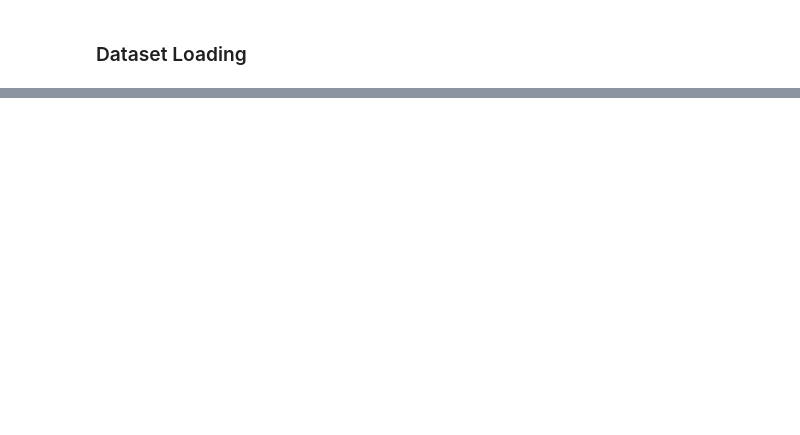
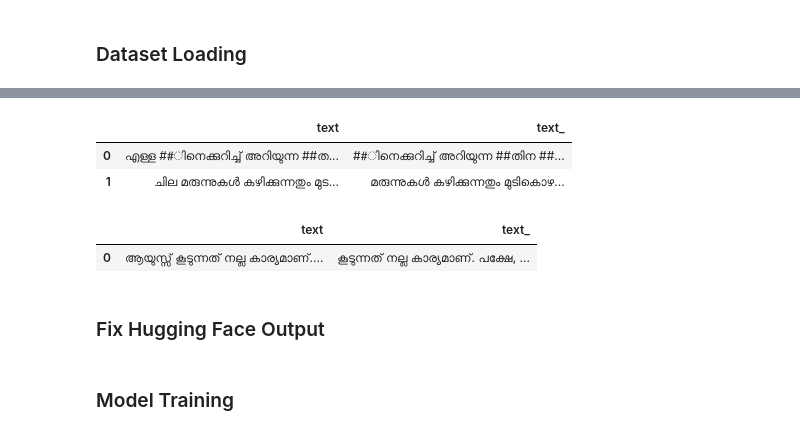
Before and after one commit to lkarjun/malayalam-language-model, a Jupyter notebook: Malayalam-Language-Model/malayalam-language-model.ipynb, the cells around one changed output, grey strips where cells are left out. Drawn from its saved outputs; the diff is of its cells as text; code cells hidden in the pictures; blank space fills up the shorter version.

```diff
--- a/Malayalam-Language-Model/malayalam-language-model.ipynb
+++ b/Malayalam-Language-Model/malayalam-language-model.ipynb
@@ -45,0 +104,4 @@ del articles, magazines, wikitexts
+# %%
+splits = RandomSplitter(valid_pct=.1, seed=7)(df['content'])
+# %%
+Mltokenizer = MalayalamTokenizer(tokenizer)
@@ -45,0 +120,13 @@ del articles, magazines, wikitexts
+# %%
+Mdls.train.show_batch(dataloader = Mdls)
+# %% [output]
+|  | text | text_ |
+| 0 | എള്ള ##ിനെക്കുറിച്ച് അറിയുന്ന ##ത... | ##ിനെക്കുറിച്ച് അറിയുന്ന ##തിന ##... |
+| 1 | ചില മരുന്നുകള്‍ കഴിക്കുന്നതും മുട... | മരുന്നുകള്‍ കഴിക്കുന്നതും മുടികൊഴ... |
+# %%
+Mdls.valid.show_batch(dataloader = Mdls, max_n = 1)
+# %% [output]
+|  | text | text_ |
+| 0 | ആയുസ്സ് കൂടുന്നത് നല്ല കാര്യമാണ്.... | കൂടുന്നത് നല്ല കാര്യമാണ്. പക്ഷേ, ... |
+# %% [markdown]
+### Fix Hugging Face Output
@@ -45,0 +136,2 @@ del articles, magazines, wikitexts
+# %% [markdown]
+### Model Training
```
Also changed, not shown: parts of 27 cells of this notebook.
